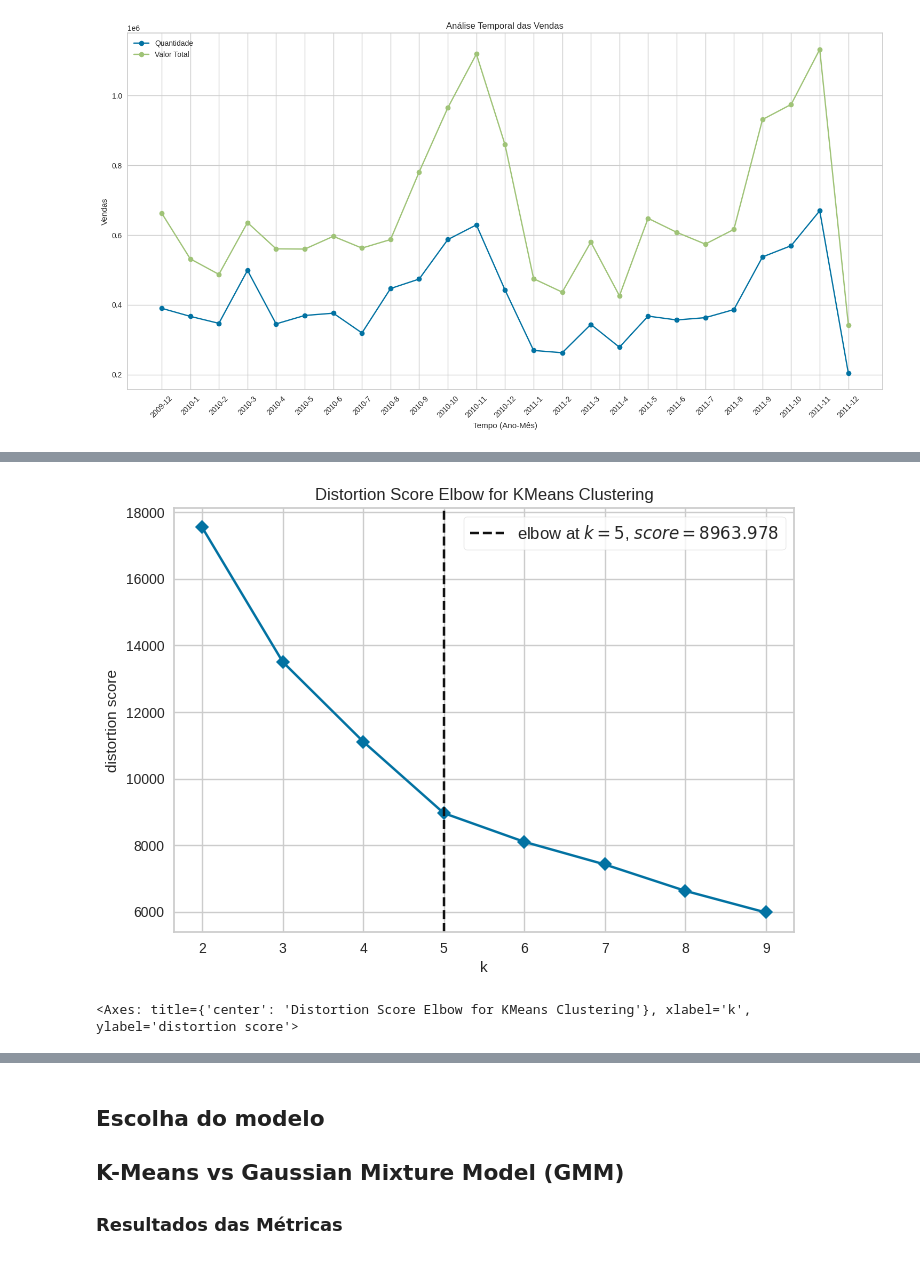
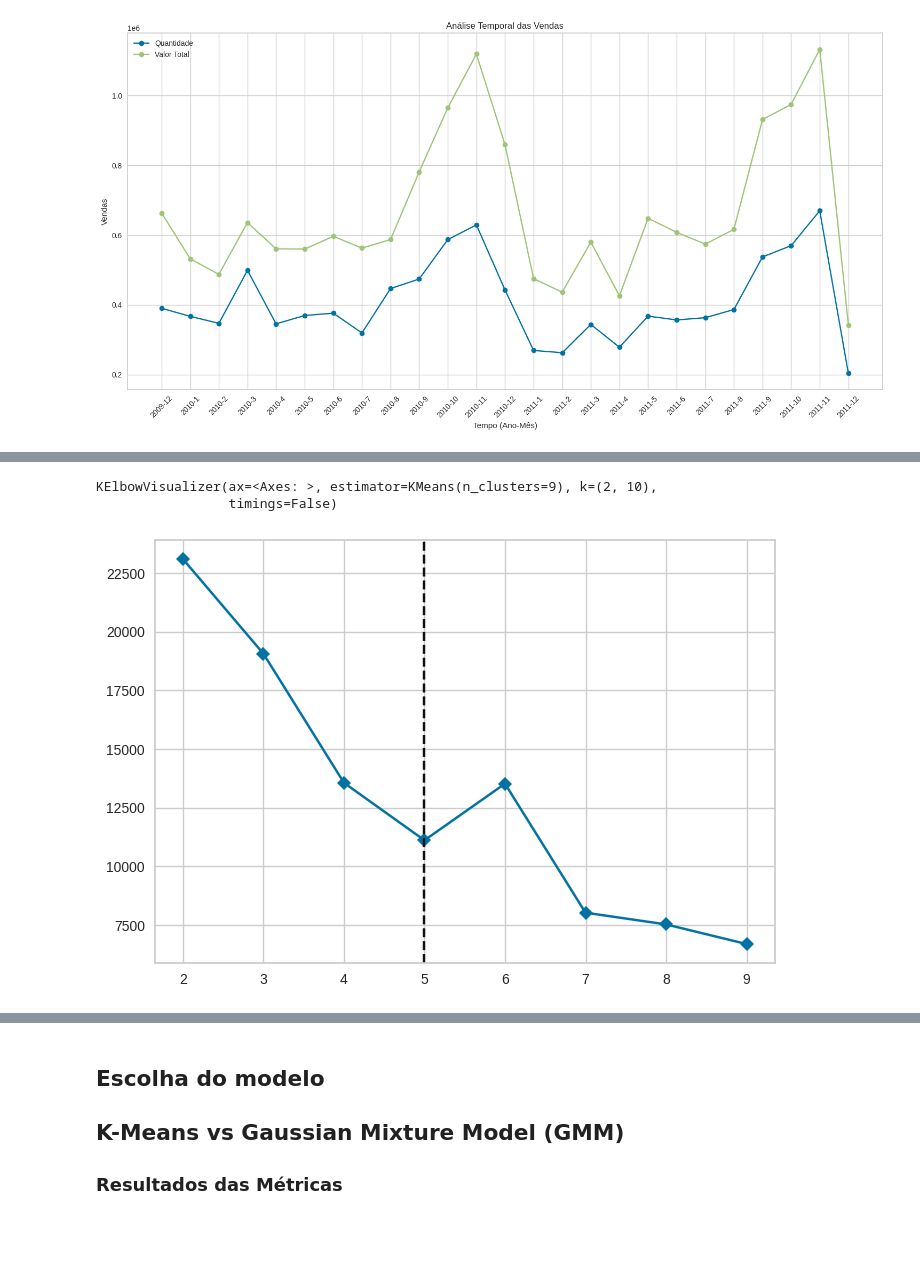
Before and after one commit to KoreTane/interesting, a Jupyter notebook: ClusterC.ipynb, the cells around one changed output, grey strips where cells are left out. Cells and saved outputs as stored; diff of their text form; code cells hidden in the pictures; blank space fills up the shorter version.

```diff
--- a/ClusterC.ipynb
+++ b/ClusterC.ipynb
@@ -301,27 +356,22 @@ final_df = assembler.transform(scaled_data).select("features")
 # %%
 from sklearn.preprocessing import StandardScaler
 from sklearn.cluster import KMeans
 from yellowbrick.cluster import KElbowVisualizer
 import pandas as pd
 # Aplicar Análise do Cotovelo
 # o KElbowVisualizer auxilia na seleção do número ideal de clusters para algoritmos de agrupamento, o método do cotovelo é utilizado
 # onde a distorção (soma das distâncias quadráticas dos pontos aos centros) é plotada em função do número de clusters (K)
 # O ponto onde a curva se achata indica o número ideal de clusters.
-final_df_pd = final_df.select("features").toPandas()
-
-features_df = final_df_pd["features"].apply(pd.Series)
+# Converter as colunas normalizadas para um Pandas DataFrame
+final_df_pd = scaled_data.select("scaledRecency", "scaledFrequency", "scaledMonetary", "scaledAvgSpentPerPurchase", "scaledVarietyOfProducts", "scaledTotalReturns").toPandas()
+# Aplicar Análise do Cotovelo
 scaler = StandardScaler()
-df_rfm_clip_scaled = scaler.fit_transform(features_df)
-
+df_rfm_clip_scaled = scaler.fit_transform(final_df_pd)
 model = KMeans()
-
-model.fit(df_rfm_clip_scaled)
-
 visualizer = KElbowVisualizer(model, k=(2, 10), timings=False)
-
 visualizer.fit(df_rfm_clip_scaled)
-visualizer.show()
 # %% [output]
+KElbowVisualizer(ax=<Axes: >, estimator=KMeans(n_clusters=9), k=(2, 10),
+                 timings=False)
-[figure, old version]
+[figure, new version]
-<Axes: title={'center': 'Distortion Score Elbow for KMeans Clustering'}, xlabel='k', ylabel='distortion score'>
 # %%
```
Also changed, not shown: parts of 9 cells of this notebook.
